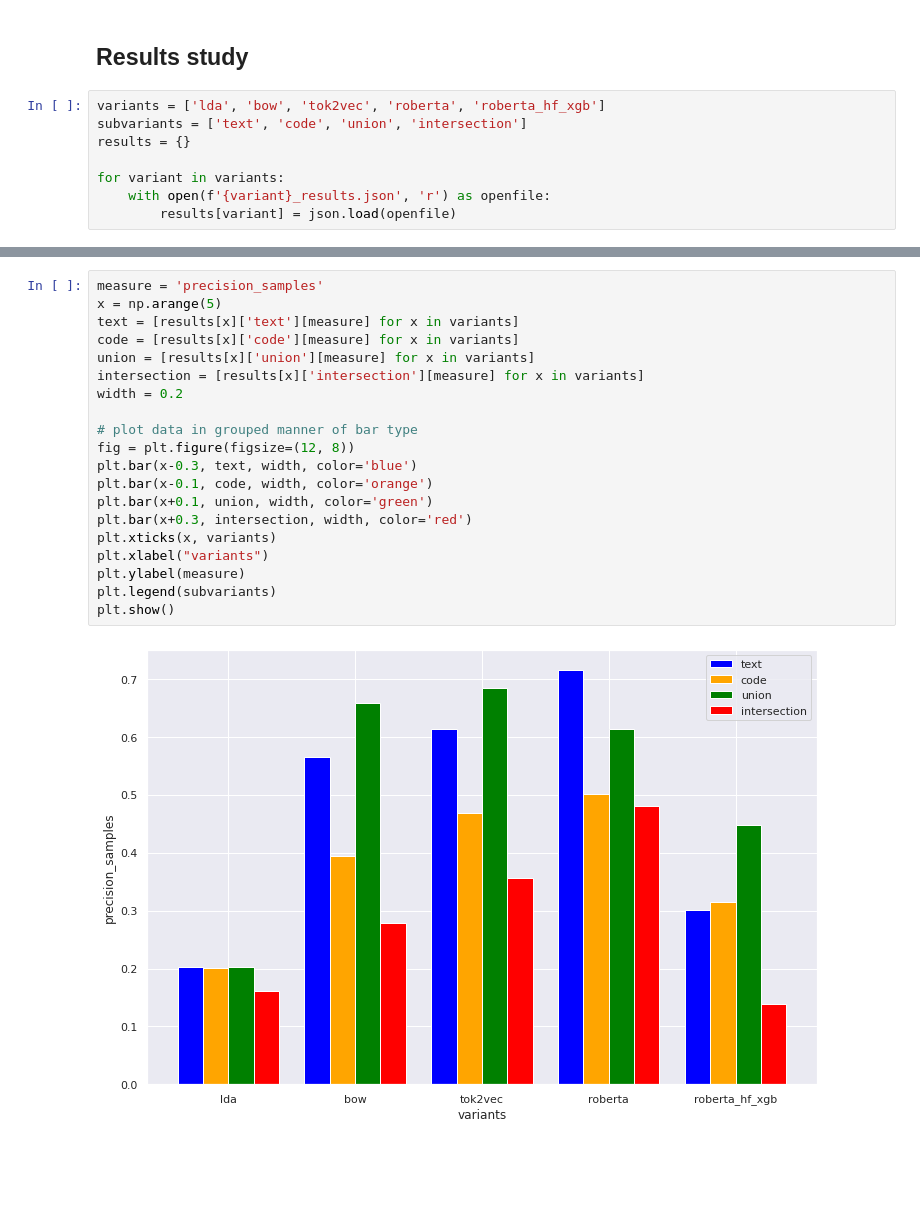
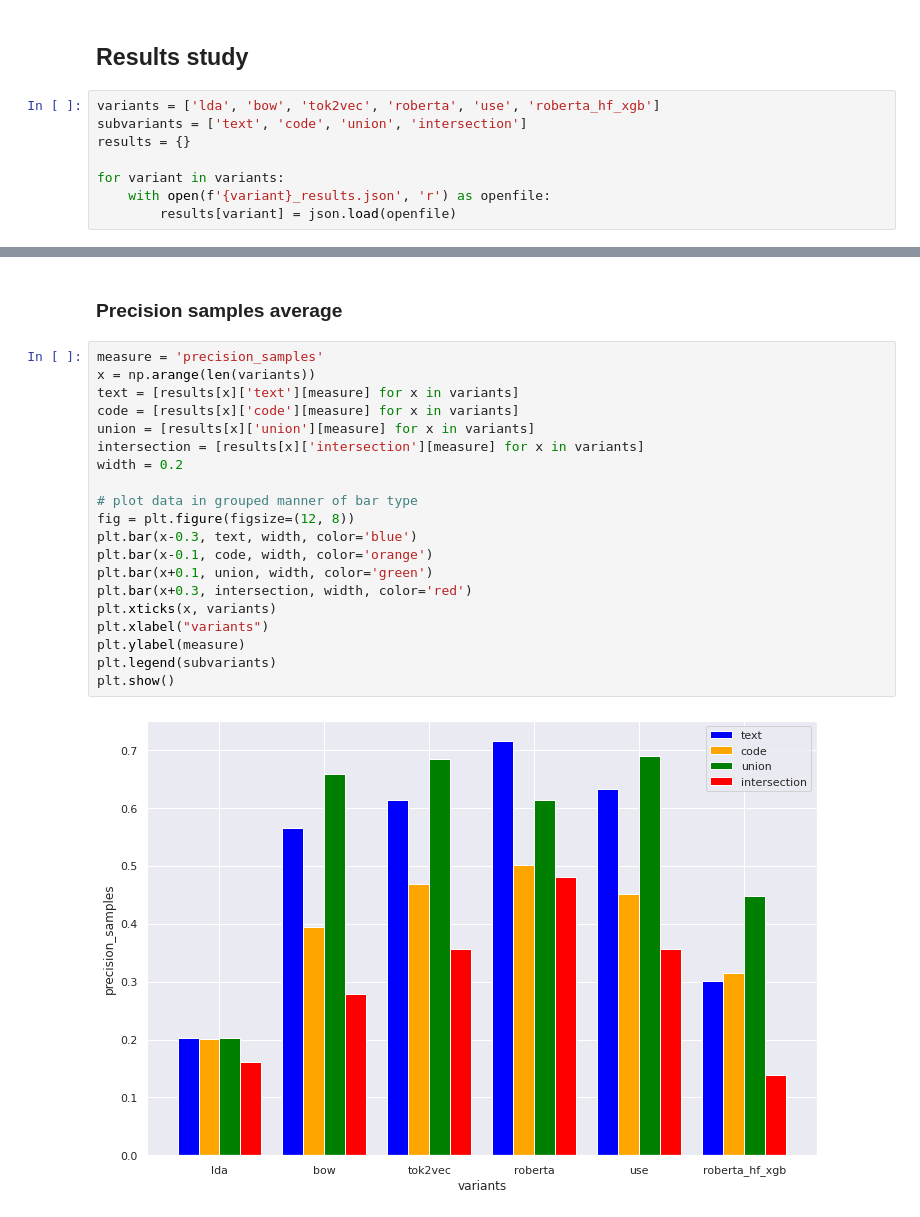
Before and after one commit to apersonnaz/OCR_IML_projet5, a Jupyter notebook: eval.ipynb, the cells around one changed output, grey strips where cells are left out. Cells and saved outputs as stored; diff of their text form; blank space fills up the shorter version.

```diff
--- a/eval.ipynb
+++ b/eval.ipynb
@@ -1265,7 +1271,7 @@ recall score micro average: 0.110
 # %% [markdown]
 ## Results study
 # %%
-variants = ['lda', 'bow', 'tok2vec', 'roberta', 'roberta_hf_xgb']
+variants = ['lda', 'bow', 'tok2vec', 'roberta', 'use', 'roberta_hf_xgb']
 subvariants = ['text', 'code', 'union', 'intersection']
 results = {}
 
@@ -1341,22 +1353,24 @@ plt.show()
+# %% [markdown]
+### Precision samples average
 # %%
 measure = 'precision_samples'
-x = np.arange(5)
+x = np.arange(len(variants))
 text = [results[x]['text'][measure] for x in variants]
 code = [results[x]['code'][measure] for x in variants]
 union = [results[x]['union'][measure] for x in variants]
 intersection = [results[x]['intersection'][measure] for x in variants]
 width = 0.2
 
 # plot data in grouped manner of bar type
 fig = plt.figure(figsize=(12, 8))
 plt.bar(x-0.3, text, width, color='blue')
 plt.bar(x-0.1, code, width, color='orange')
 plt.bar(x+0.1, union, width, color='green')
 plt.bar(x+0.3, intersection, width, color='red')
 plt.xticks(x, variants)
 plt.xlabel("variants")
 plt.ylabel(measure)
 plt.legend(subvariants)
 plt.show()
 # %% [output]
-[figure, old version]
+[figure, new version]
```
Also changed, not shown: parts of 7 cells of this notebook.
